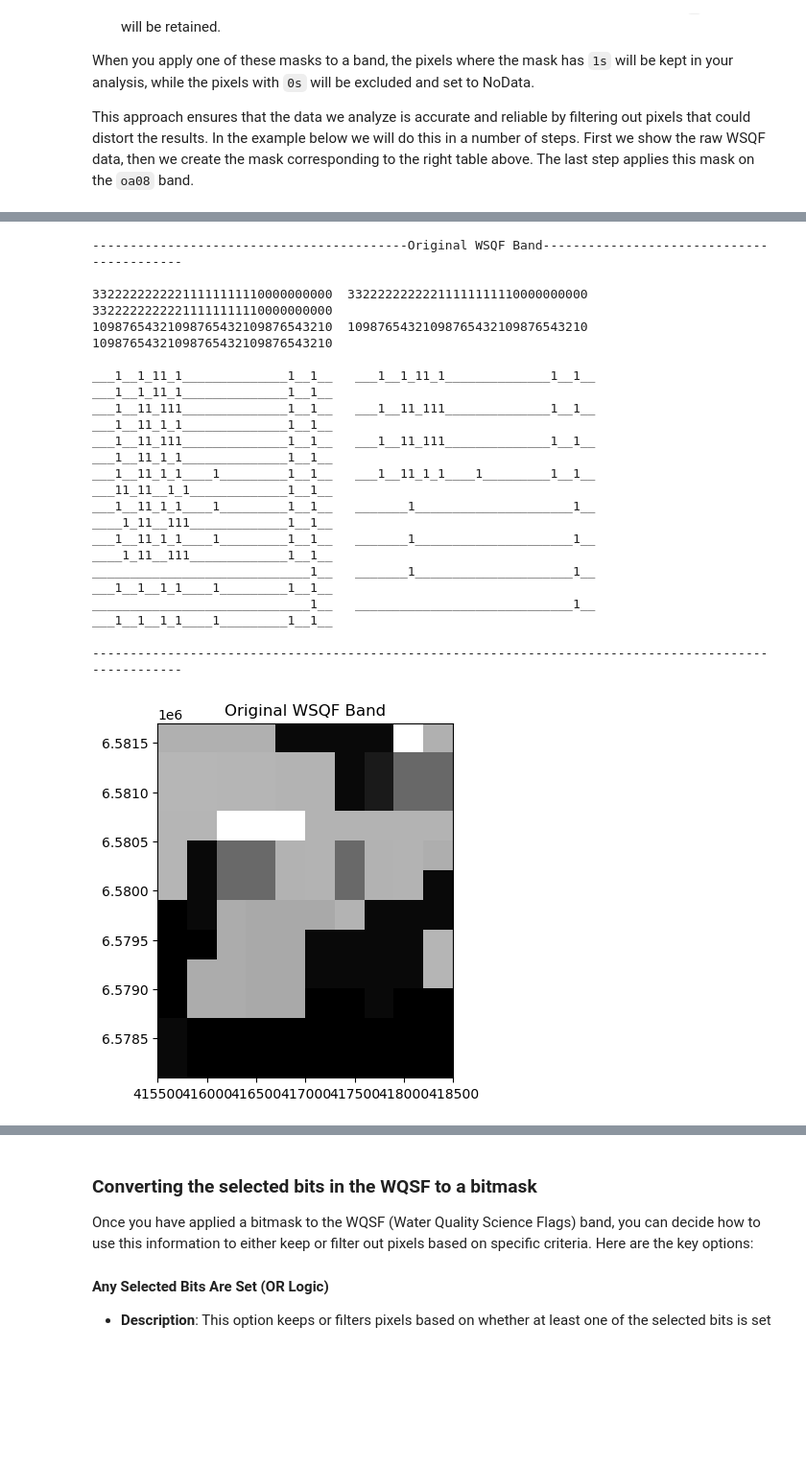
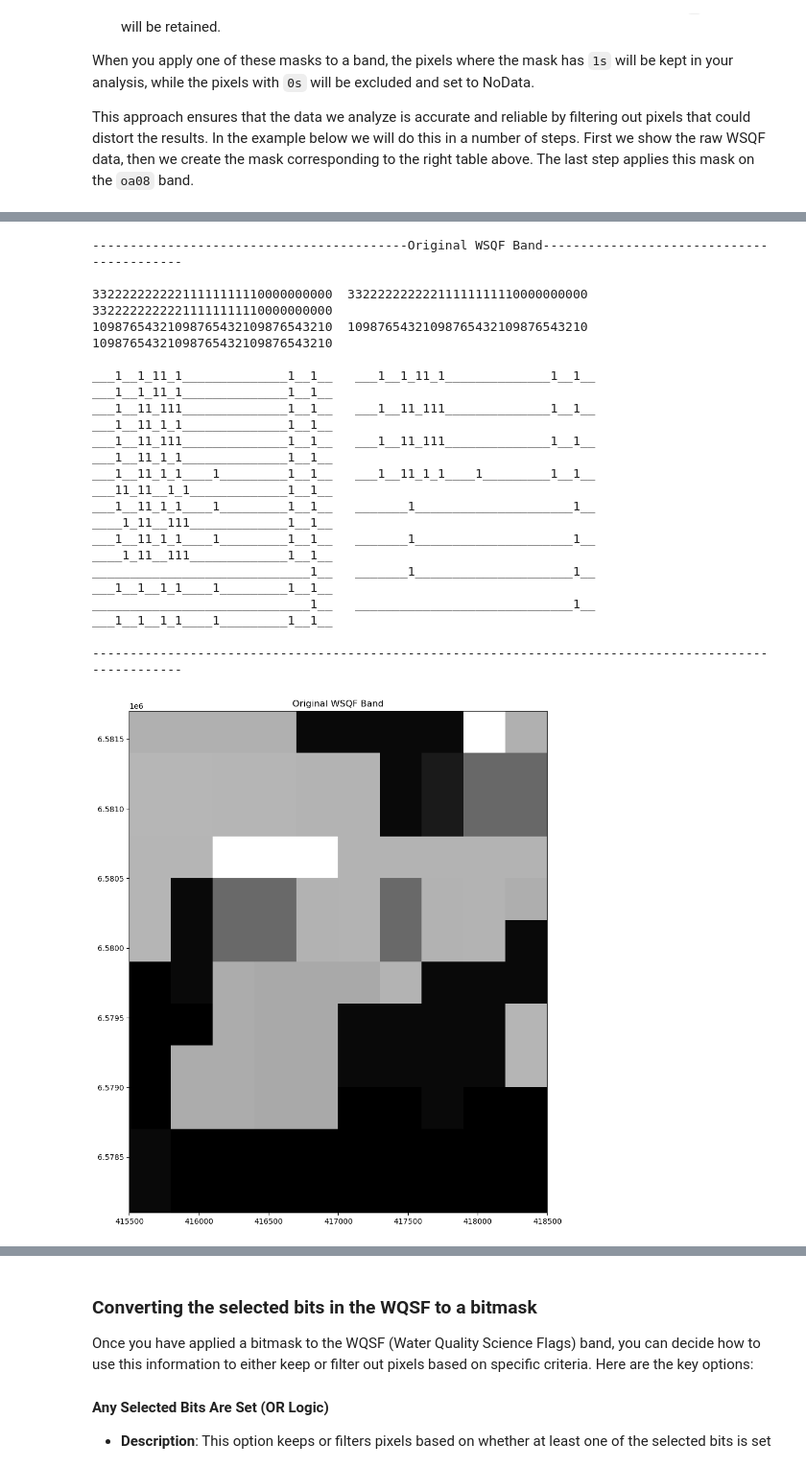
Before and after one commit to DigitalEarthSweden/digital-earth-sweden-community, a Jupyter notebook: tutorials/060_EO_010-Masking-data.ipynb, the cells around one changed output, grey strips where cells are left out. Shown at 96% size. Saved outputs shown, nothing was run; the diff lists cells and outputs as text; code cells hidden in the pictures; blank space fills up the shorter version.

```diff
--- a/tutorials/060_EO_010-Masking-data.ipynb
+++ b/tutorials/060_EO_010-Masking-data.ipynb
@@ -67,6 +67,6 @@ import rasterio
 import rasterio.plot
 import numpy as np
 # %%
-conn = openeo.connect('http://host.docker.internal:8000')
+conn = openeo.connect(eo_service_url)
 conn.authenticate_basic(username=user, password=passwd)
 # %% [output]
@@ -440,28 +440,28 @@ ________________________________   -_________________1__111____1111   __________
 # %%
 # 3. Extract and view the WSQF band for creating the quality mask
 wsqf_band = s3_datacube.band("wqsf_lsb")
 
 wsqf_data = wsqf_band.download(format="gtiff")
 title="Original WSQF Band"
-wsqf_image = show_result(wsqf_data, title=title)
+wsqf_image = show_result(wsqf_data, title=title, colormap="gray", norm=False)
 show_binary_image_thumbnail(wsqf_image, title=title)
 # %% [output]
 ------------------------------------------Original WSQF Band------------------------------------------
 
 33222222222211111111110000000000  33222222222211111111110000000000  33222222222211111111110000000000
 10987654321098765432109876543210  10987654321098765432109876543210  10987654321098765432109876543210
 
 ___1__1_11_1______________1__1__   ___1__1_11_1______________1__1__   ___1__1_11_1______________1__1__
 ___1__11_111______________1__1__   ___1__11_111______________1__1__   ___1__11_1_1______________1__1__
 ___1__11_111______________1__1__   ___1__11_111______________1__1__   ___1__11_1_1______________1__1__
 ___1__11_1_1____1_________1__1__   ___1__11_1_1____1_________1__1__   ___11_11__1_1_____________1__1__
 ___1__11_1_1____1_________1__1__   _______1_____________________1__   ____1_11__111_____________1__1__
 ___1__11_1_1____1_________1__1__   _______1_____________________1__   ____1_11__111_____________1__1__
 _____________________________1__   _______1_____________________1__   ___1__1__1_1____1_________1__1__
 _____________________________1__   _____________________________1__   ___1__1__1_1____1_________1__1__
 
 ------------------------------------------------------------------------------------------------------
-[figure, old version]
+[figure, new version]
 # %%
 # 4. Select all pixels in the WSWF band where the quality flags indicate coast line (Bit 3) or Sun Glint (Bit 20)
 #    Note that we selected those two since they obviously exist in the mask shown above, not because a particular
```
Also changed, not shown: parts of 7 cells of this notebook, 8 other files.
